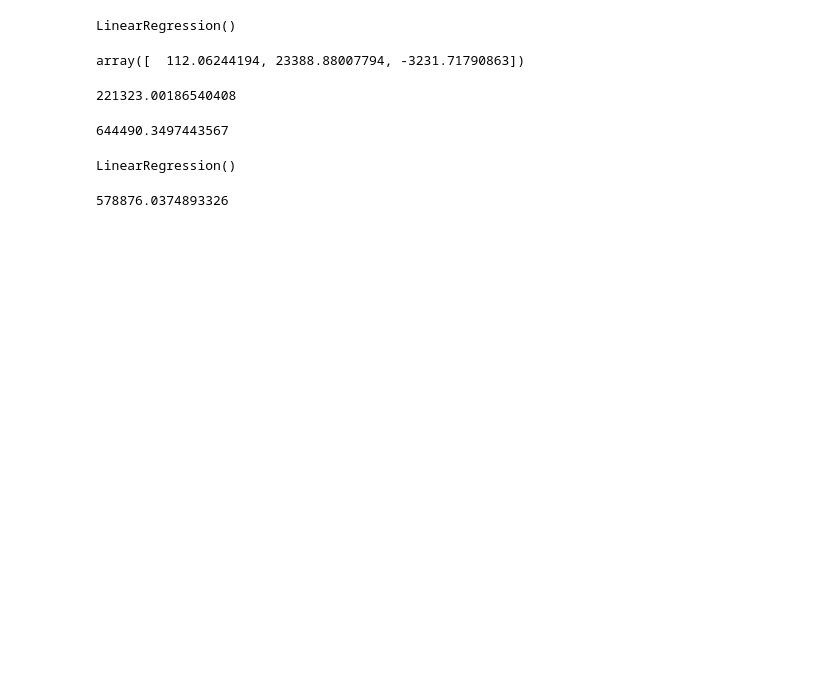
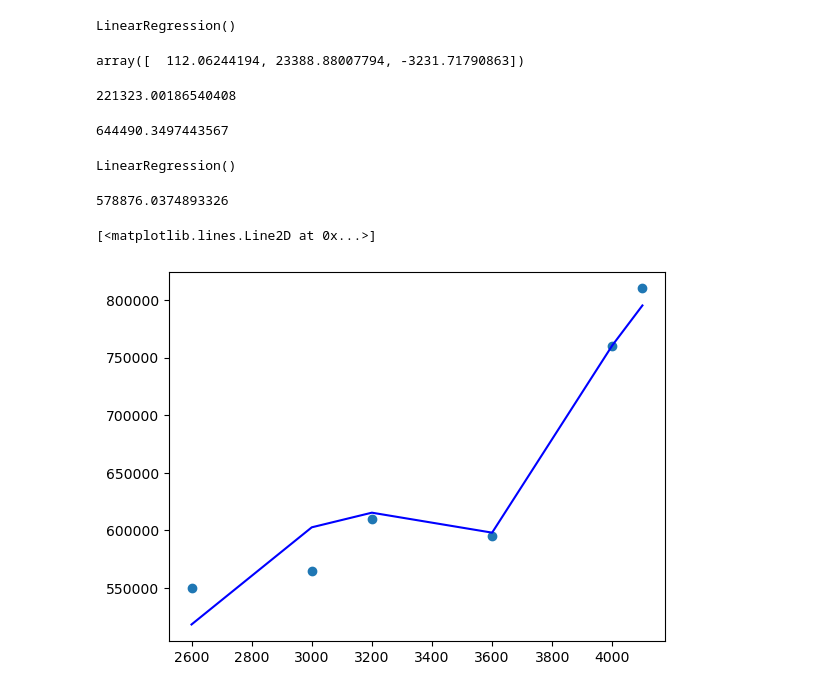
Before and after one commit to rolansy/jupythe, a Jupyter notebook: House price prediction/House area bedroom age price prediction.ipynb, the cells around one changed output. Saved outputs shown, nothing was run; the diff lists cells and outputs as text; code cells hidden in the pictures; blank space fills up the shorter version.

```diff
--- a/House price prediction/House area bedroom age price prediction.ipynb
+++ b/House price prediction/House area bedroom age price prediction.ipynb
@@ -93,3 +94,9 @@ LinearRegression()
 reg.predict([[2500,4,5]])[0]
 # %% [output]
 578876.0374893326
+# %%
+plt.scatter(df.area,df.price)
+plt.plot(df.area,reg.predict(df[['area','bedrooms','age']]),color='b')
+# %% [output]
+[<matplotlib.lines.Line2D at 0x...>]
+[figure, added]
```
Also changed, not shown: parts of 1 cell of this notebook.
